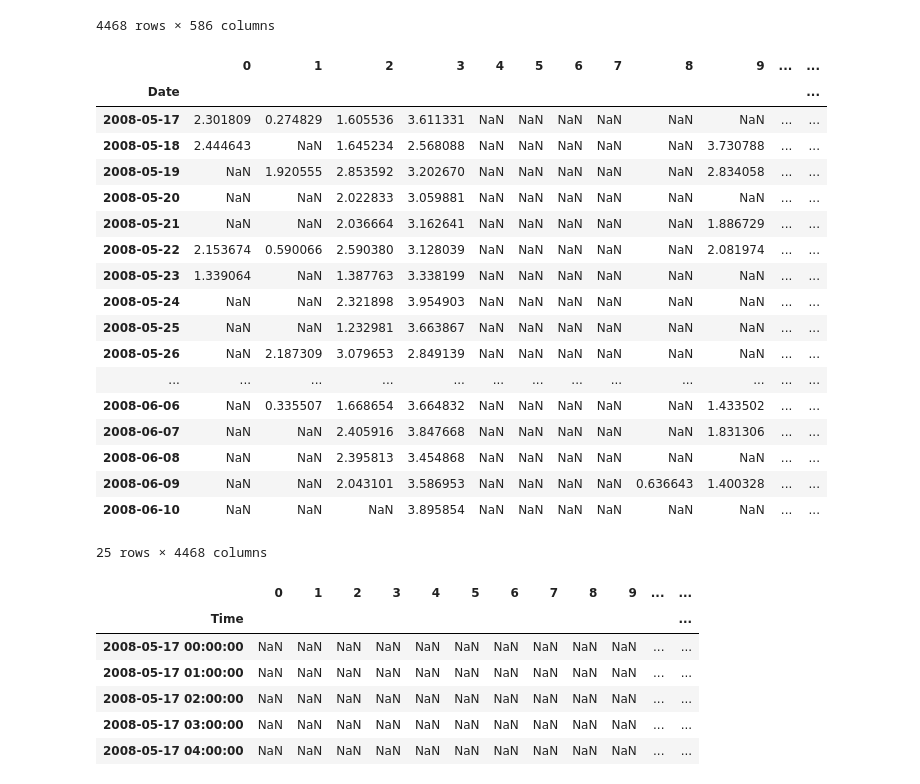
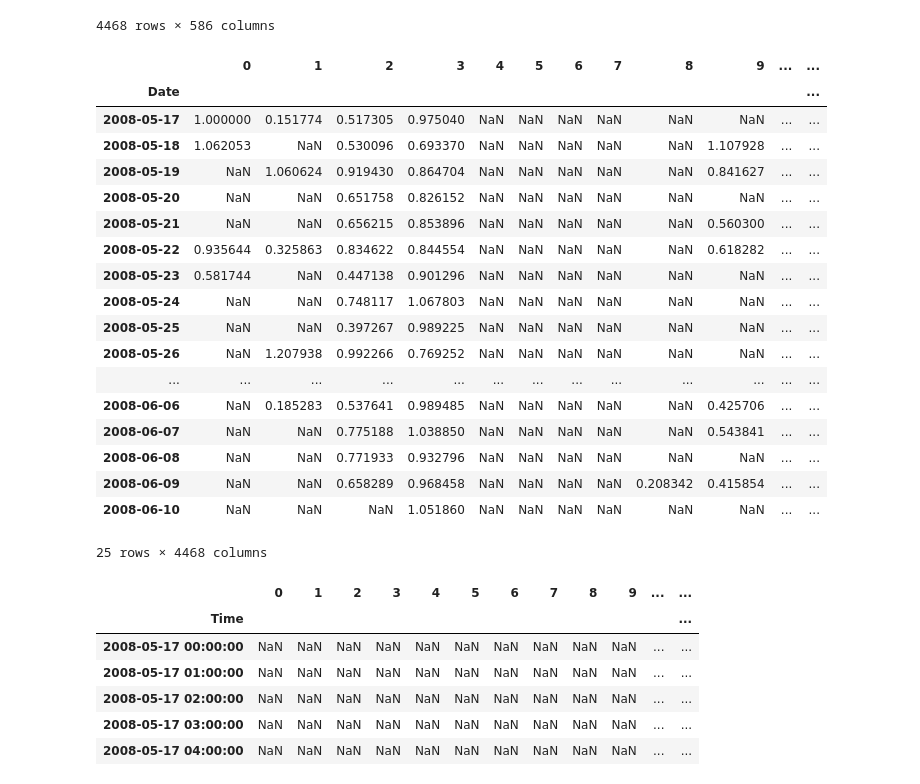
Before and after one commit to DVL-Sejong/congestion-pricing, a Jupyter notebook: .experiment/tci_per_date.ipynb, the cells around one changed output. Saved outputs shown, nothing was run; the diff lists cells and outputs as text; code cells hidden in the pictures.

Commit message:
Apply new FFS data

```diff
--- a/.experiment/tci_per_date.ipynb
+++ b/.experiment/tci_per_date.ipynb
@@ -5,6 +5,6 @@ from datetime import datetime, timedelta
 # %% [markdown]
 ## FFS
 # %%
-ffs_df = pd.read_csv("../static/data/sanfrancisco/ffs_temp.csv")
+ffs_df = pd.read_csv("../static/data/sanfrancisco/ffs_san.csv")
 ffs_df
 # %% [output]
@@ -104,29 +104,29 @@ time_df
 # %%
 ffs_date_df = pd.DataFrame(columns=date_df.columns)
 for c in ffs_date_df.columns:
-    ffs_date_df[c] = ffs_df['0']
+    ffs_date_df[c] = ffs_df['FFS']
 tci_date_df = pd.DataFrame(date_df.values / ffs_date_df.values, columns=date_df.columns).transpose()
 tci_date_df.index.name = "Date"
 tci_date_df
 # %% [output]
 |  | 0 | 1 | 2 | 3 | 4 | 5 | 6 | 7 | 8 | 9 | ... | ... |
 | Date |  |  |  |  |  |  |  |  |  |  |  | ... |
-| 2008-05-17 | 2.301809 | 0.274829 | 1.605536 | 3.611331 | NaN | NaN | NaN | NaN | NaN | NaN | ... | ... |
-| 2008-05-18 | 2.444643 | NaN | 1.645234 | 2.568088 | NaN | NaN | NaN | NaN | NaN | 3.730788 | ... | ... |
-| 2008-05-19 | NaN | 1.920555 | 2.853592 | 3.202670 | NaN | NaN | NaN | NaN | NaN | 2.834058 | ... | ... |
-| 2008-05-20 | NaN | NaN | 2.022833 | 3.059881 | NaN | NaN | NaN | NaN | NaN | NaN | ... | ... |
-| 2008-05-21 | NaN | NaN | 2.036664 | 3.162641 | NaN | NaN | NaN | NaN | NaN | 1.886729 | ... | ... |
-| 2008-05-22 | 2.153674 | 0.590066 | 2.590380 | 3.128039 | NaN | NaN | NaN | NaN | NaN | 2.081974 | ... | ... |
-| 2008-05-23 | 1.339064 | NaN | 1.387763 | 3.338199 | NaN | NaN | NaN | NaN | NaN | NaN | ... | ... |
-| 2008-05-24 | NaN | NaN | 2.321898 | 3.954903 | NaN | NaN | NaN | NaN | NaN | NaN | ... | ... |
-| 2008-05-25 | NaN | NaN | 1.232981 | 3.663867 | NaN | NaN | NaN | NaN | NaN | NaN | ... | ... |
-| 2008-05-26 | NaN | 2.187309 | 3.079653 | 2.849139 | NaN | NaN | NaN | NaN | NaN | NaN | ... | ... |
+| 2008-05-17 | 1.000000 | 0.151774 | 0.517305 | 0.975040 | NaN | NaN | NaN | NaN | NaN | NaN | ... | ... |
+| 2008-05-18 | 1.062053 | NaN | 0.530096 | 0.693370 | NaN | NaN | NaN | NaN | NaN | 1.107928 | ... | ... |
+| 2008-05-19 | NaN | 1.060624 | 0.919430 | 0.864704 | NaN | NaN | NaN | NaN | NaN | 0.841627 | ... | ... |
+| 2008-05-20 | NaN | NaN | 0.651758 | 0.826152 | NaN | NaN | NaN | NaN | NaN | NaN | ... | ... |
+| 2008-05-21 | NaN | NaN | 0.656215 | 0.853896 | NaN | NaN | NaN | NaN | NaN | 0.560300 | ... | ... |
+| 2008-05-22 | 0.935644 | 0.325863 | 0.834622 | 0.844554 | NaN | NaN | NaN | NaN | NaN | 0.618282 | ... | ... |
+| 2008-05-23 | 0.581744 | NaN | 0.447138 | 0.901296 | NaN | NaN | NaN | NaN | NaN | NaN | ... | ... |
+| 2008-05-24 | NaN | NaN | 0.748117 | 1.067803 | NaN | NaN | NaN | NaN | NaN | NaN | ... | ... |
+| 2008-05-25 | NaN | NaN | 0.397267 | 0.989225 | NaN | NaN | NaN | NaN | NaN | NaN | ... | ... |
+| 2008-05-26 | NaN | 1.207938 | 0.992266 | 0.769252 | NaN | NaN | NaN | NaN | NaN | NaN | ... | ... |
 | ... | ... | ... | ... | ... | ... | ... | ... | ... | ... | ... | ... | ... |
-| 2008-06-06 | NaN | 0.335507 | 1.668654 | 3.664832 | NaN | NaN | NaN | NaN | NaN | 1.433502 | ... | ... |
-| 2008-06-07 | NaN | NaN | 2.405916 | 3.847668 | NaN | NaN | NaN | NaN | NaN | 1.831306 | ... | ... |
-| 2008-06-08 | NaN | NaN | 2.395813 | 3.454868 | NaN | NaN | NaN | NaN | NaN | NaN | ... | ... |
-| 2008-06-09 | NaN | NaN | 2.043101 | 3.586953 | NaN | NaN | NaN | NaN | 0.636643 | 1.400328 | ... | ... |
-| 2008-06-10 | NaN | NaN | NaN | 3.895854 | NaN | NaN | NaN | NaN | NaN | NaN | ... | ... |
+| 2008-06-06 | NaN | 0.185283 | 0.537641 | 0.989485 | NaN | NaN | NaN | NaN | NaN | 0.425706 | ... | ... |
+| 2008-06-07 | NaN | NaN | 0.775188 | 1.038850 | NaN | NaN | NaN | NaN | NaN | 0.543841 | ... | ... |
+| 2008-06-08 | NaN | NaN | 0.771933 | 0.932796 | NaN | NaN | NaN | NaN | NaN | NaN | ... | ... |
+| 2008-06-09 | NaN | NaN | 0.658289 | 0.968458 | NaN | NaN | NaN | NaN | 0.208342 | 0.415854 | ... | ... |
+| 2008-06-10 | NaN | NaN | NaN | 1.051860 | NaN | NaN | NaN | NaN | NaN | NaN | ... | ... |
 25 rows × 4468 columns
 # %%
 ffs_time_df = pd.DataFrame(columns=time_df.columns)
```
Also changed, not shown: parts of 4 cells of this notebook, 5 other files.
